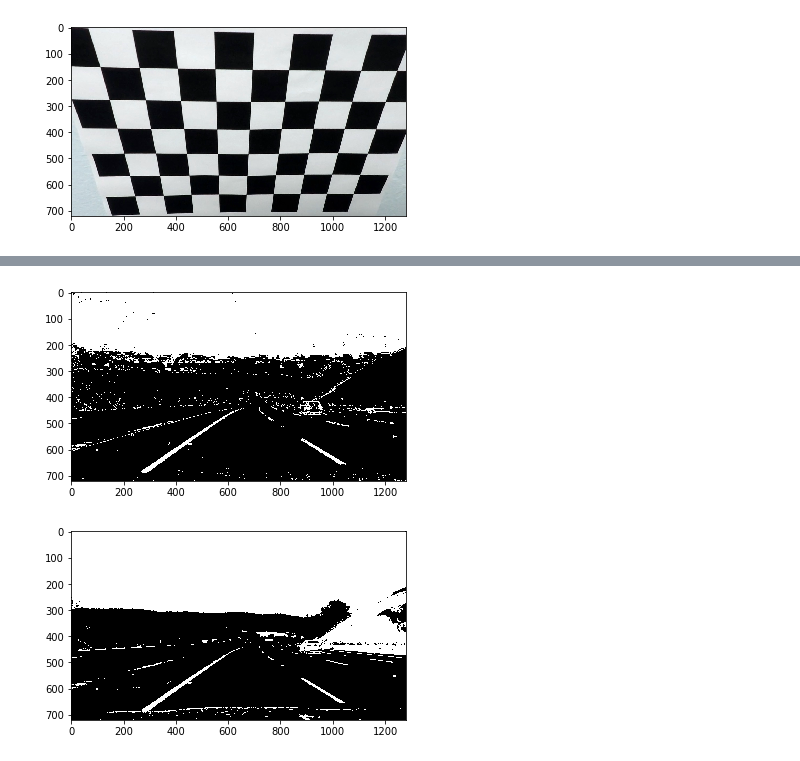
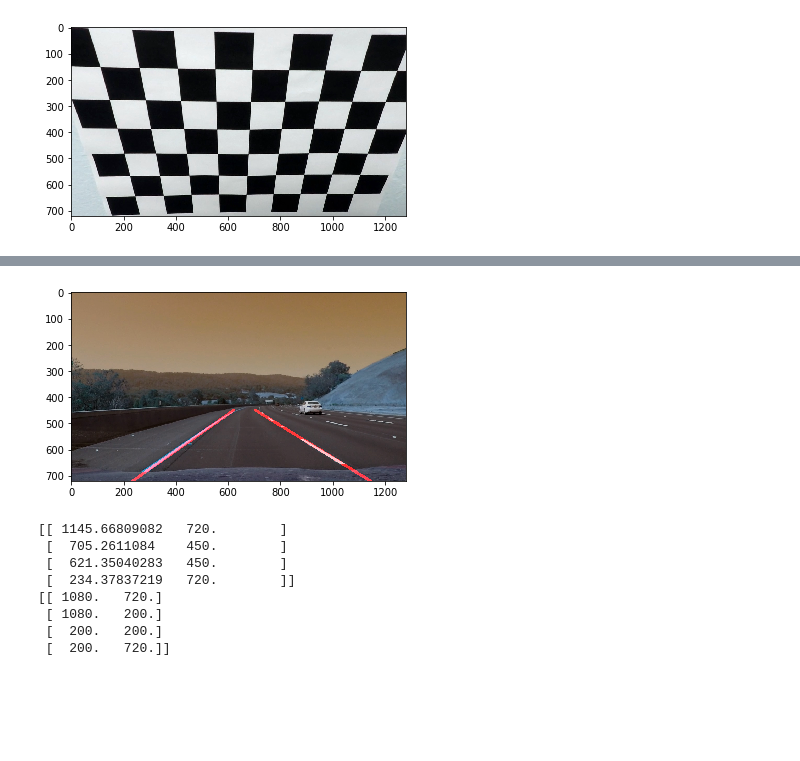
Before and after one commit to gaber-/CarND-Advanced-Lane-Lines, a Jupyter notebook: advanced-lane-lines.ipynb, the cells around one changed output, grey strips where cells are left out. Saved outputs shown, nothing was run; the diff lists cells and outputs as text; code cells hidden in the pictures; blank space fills up the shorter version.

```diff
--- a/advanced-lane-lines.ipynb
+++ b/advanced-lane-lines.ipynb
@@ -241,17 +216,0 @@ for img in [S_bin, L_bin]:
-# %%
-#add color thresholds and gradient thresholds
-S_mask=np.zeros_like(S_bin)
-S_mask_strict=np.zeros_like(S_bin)
-
-S_mask[(S_bin==1)]=1
-S_mask_strict[(S_bin==1)]=1
-
-S_mask[combined_lax==1]=1
-S_mask_strict[(combined_strict==1)|(L_bin==1)]=1
-
-for img in [S_mask, S_mask_strict]:
-    plt.imshow(img, cmap='gray')
-    plt.show()
-# %% [output]
-[figure, removed]
-[figure, removed]
@@ -257,0 +418,29 @@ for img in [S_mask, S_mask_strict]:
+# %%
+import os
+
+def pipeline(img):
+
+    blur = gaussian_blur(img, 5)
+
+    canny_img = canny(blur, 100,200)
+
+    sides = 200
+
+    canny_cut = region_of_interest(canny_img,
+                                   [np.array([[img.shape[1]-sides, img.shape[0]*3/5],
+                                              [sides,img.shape[0]*3/5],
+                                              [50, img.shape[0]],
+                                              [img.shape[1]-50, img.shape[0]]],
+                                                        np.int32)])
+ #   canny_color = np.dstack(canny_img, canny_img, canny_img)
+    (line_img, points) = hough_lines(canny_cut, rho = 1, theta = np.pi/180, threshold = 10, min_line_len = 10, max_line_gap = 100,
+                          slope_dx = -0.6, slope_sx = 0.6, tolerance = 0.3,
+                          expected_horizon_intersection = 0.5 * img.shape[1], horizon_tolerance = 0.1* img.shape[1])
+    out_img = weighted_img(line_img, img)
+    return (out_img, points)
+# %%
+(image, points)=pipeline(cv2.imread(test_images[2]))
+plt.imshow(image)
+plt.show()
+# %% [output]
+[figure, added]
@@ -257,0 +450,12 @@ for img in [S_mask, S_mask_strict]:
+# %%
+print(points)
+print(points2)
+# %% [output]
+[[ 1145.66809082   720.        ]
+ [  705.2611084    450.        ]
+ [  621.35040283   450.        ]
+ [  234.37837219   720.        ]]
+[[ 1080.   720.]
+ [ 1080.   200.]
+ [  200.   200.]
+ [  200.   720.]]
```
Also changed, not shown: parts of 27 cells of this notebook, 2 other files.
